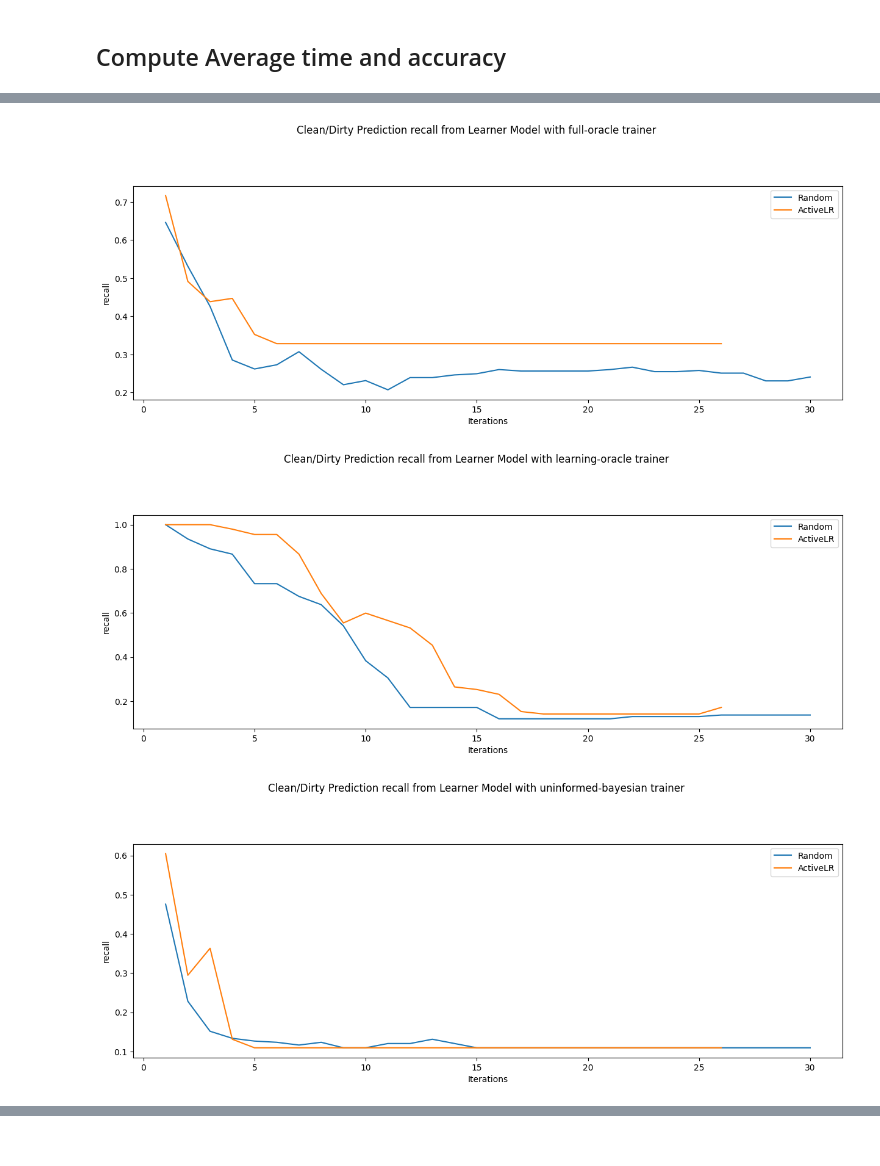
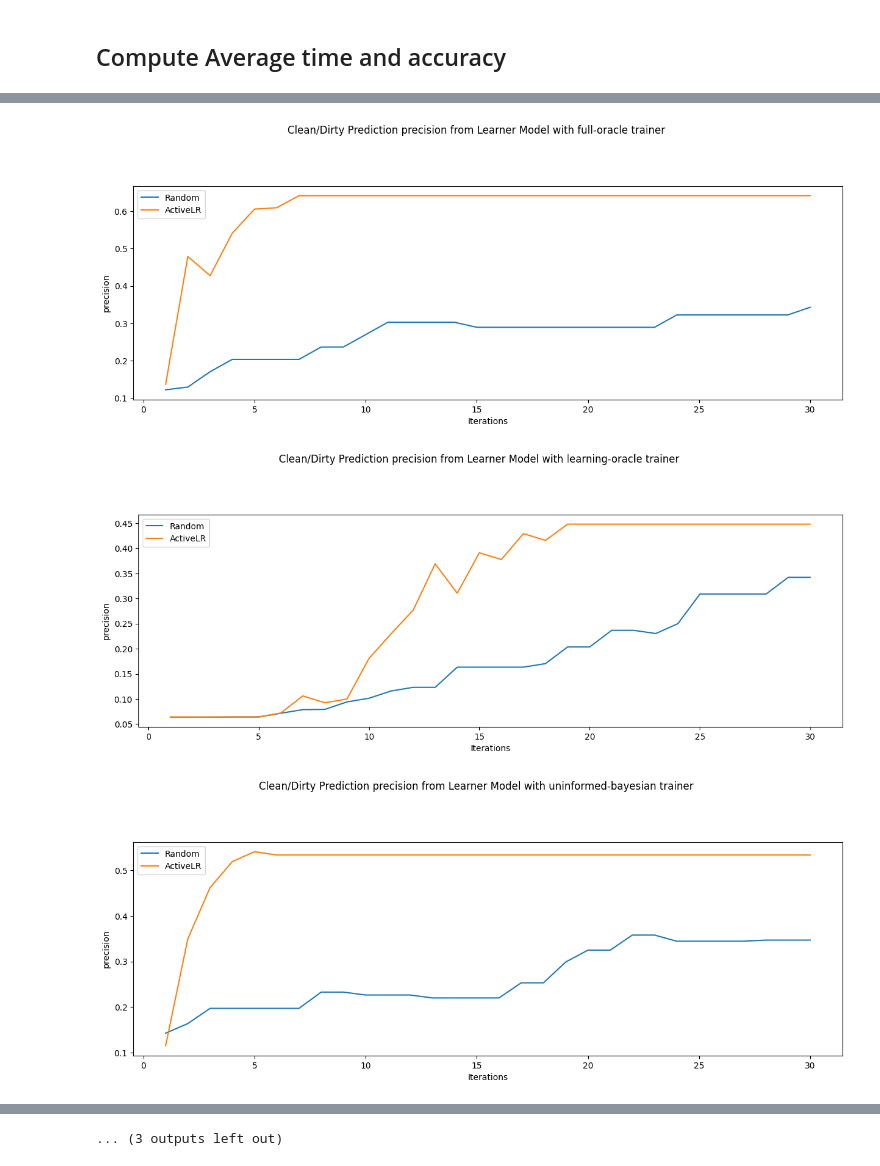
Before and after one commit to rajeshshrestha/exploratory-training-simulation, a Jupyter notebook: learner/plot_accuracies.ipynb, the cells around one changed output, grey strips where cells are left out. Drawn from its saved outputs; the diff is of its cells as text; code cells hidden in the pictures.

```diff
--- a/learner/plot_accuracies.ipynb
+++ b/learner/plot_accuracies.ipynb
@@ -123,8 +123,8 @@ for trainer_type in ['full-oracle', 'learning-oracle', 'uninformed-bayesian']:
 # %%
 # pprint(average_dict)
 # %%
-# for metric in ['accuracy', 'recall', 'precision', 'f1', 'mae_model_error']:
-for metric in ['accuracy', 'f1', 'recall', 'precision']:
+for metric in ['accuracy', 'recall', 'precision', 'f1', 'mae_model_error']:
+# for metric in ['accuracy', 'f1', 'recall', 'precision']:
     for trainer_type in ['full-oracle', 'learning-oracle', 'uninformed-bayesian']:
     # for metric in ['accuracy','mae_model_error']:
         plt.figure(figsize=(15,10))
@@ -152,3 +152,3 @@ for metric in ['accuracy', 'f1', 'recall', 'precision']:
-[figure, old version]
+[figure, new version]
-[figure, old version]
+[figure, new version]
-[figure, old version]
+[figure, new version]
@@ -157,0 +158 @@ for metric in ['accuracy', 'f1', 'recall', 'precision']:
+... (3 outputs left out)
```
Also changed, not shown: parts of 2 cells of this notebook, 5 other files.
